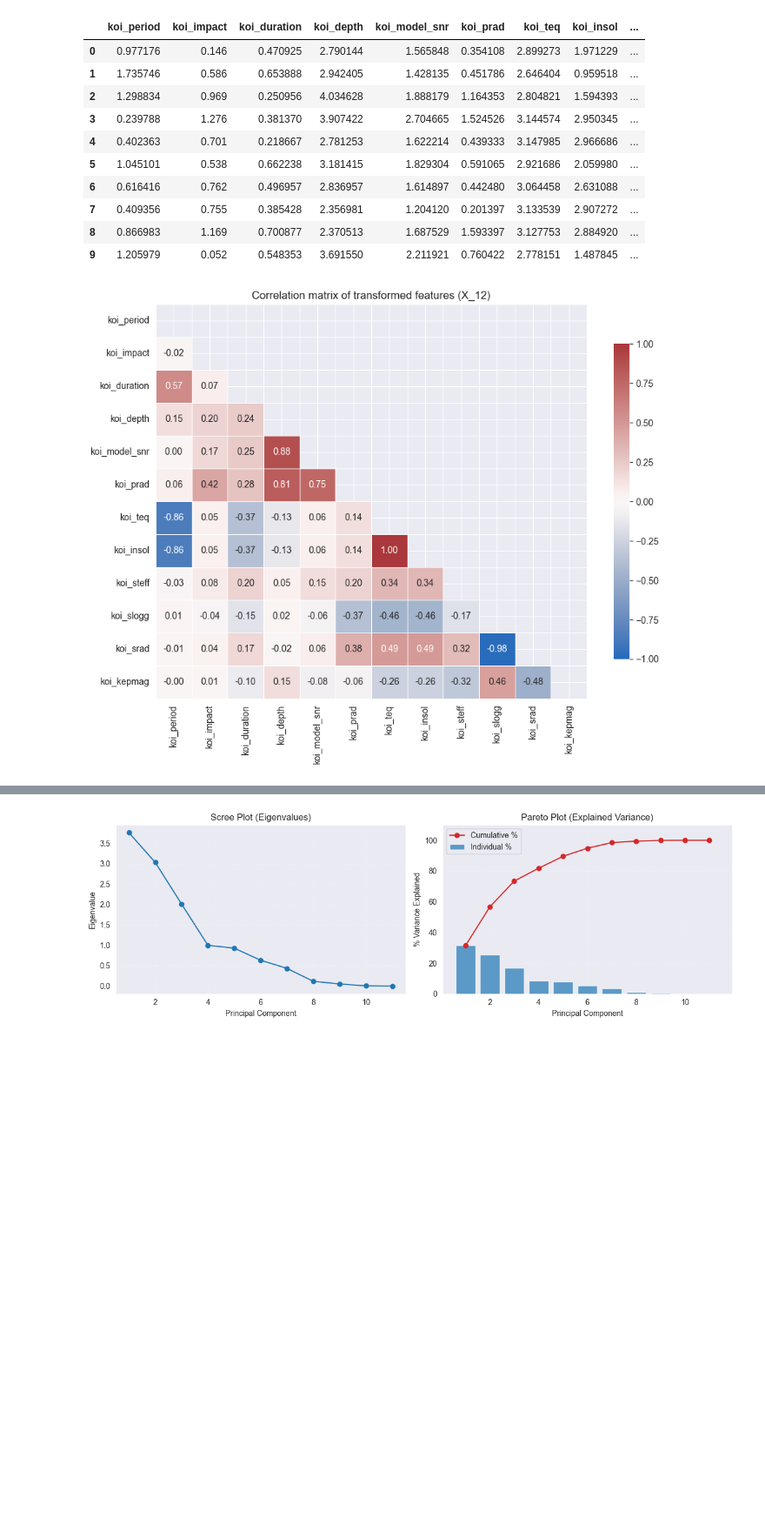
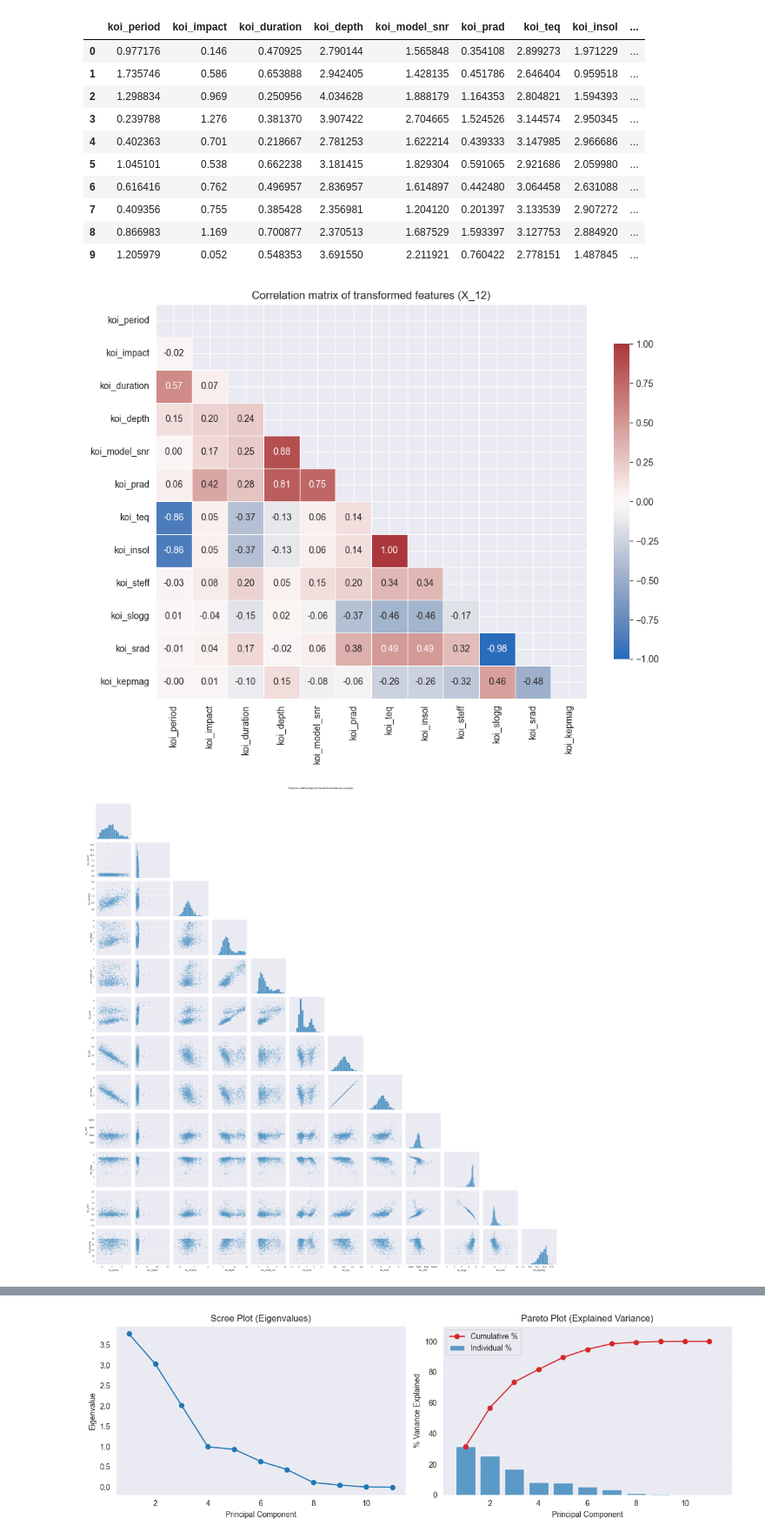
Before and after one commit to ZhuoQiuMcgill/INSE6220-FinalProject, a Jupyter notebook: src/project_code.ipynb, the cells around one changed output, grey strips where cells are left out. Shown at 87% size. Saved outputs shown, nothing was run; the diff lists cells and outputs as text; code cells hidden in the pictures; blank space fills up the shorter version.

```diff
--- a/src/project_code.ipynb
+++ b/src/project_code.ipynb
@@ -274,21 +274,30 @@ X_12 shape (labeled, transformed): (7211, 12)
 # %%
 # Correlation heatmap of X_12
 # Guard: require X_12 exists
 if 'X_12' not in globals():
     raise RuntimeError('X_12 not found. Run the Pre-PCA 12-feature table cell first.')
 
 corr = X_12.corr(numeric_only=True)
 
-# Mask upper triangle for cleanliness
+# 1) Correlation heatmap (lower triangle)
 mask = np.triu(np.ones_like(corr, dtype=bool))
 plt.figure(figsize=(9.5, 7.5))
 sns.heatmap(corr, mask=mask, cmap='vlag', vmin=-1, vmax=1, center=0,
             annot=True, fmt='.2f', linewidths=0.5, cbar_kws=dict(shrink=0.8))
 plt.title('Correlation matrix of transformed features (X_12)')
 plt.tight_layout()
 plt.show()
+
+# 2) Pairplot to visualize bivariate relations between attributes (sampled for efficiency)
+sample_size = min(1000, len(X_12))
+X_pair = X_12.sample(n=sample_size, random_state=6220)
+sns.pairplot(X_pair, corner=True, diag_kind='hist', plot_kws={'s': 10, 'alpha': 0.4})
+plt.suptitle('Pairwise relationships of transformed features (sample)', y=1.02)
+plt.tight_layout()
+plt.show()
 # %% [output]
 [figure]
+[figure, added]
 # %%
 # Train-test split, standardization, and PCA (using pca package)
 # Guard: require X_12 (transformed 12-D features) and df_labeled (with quality_label)
```
Also changed, not shown: parts of 3 cells of this notebook, 1 other file.
